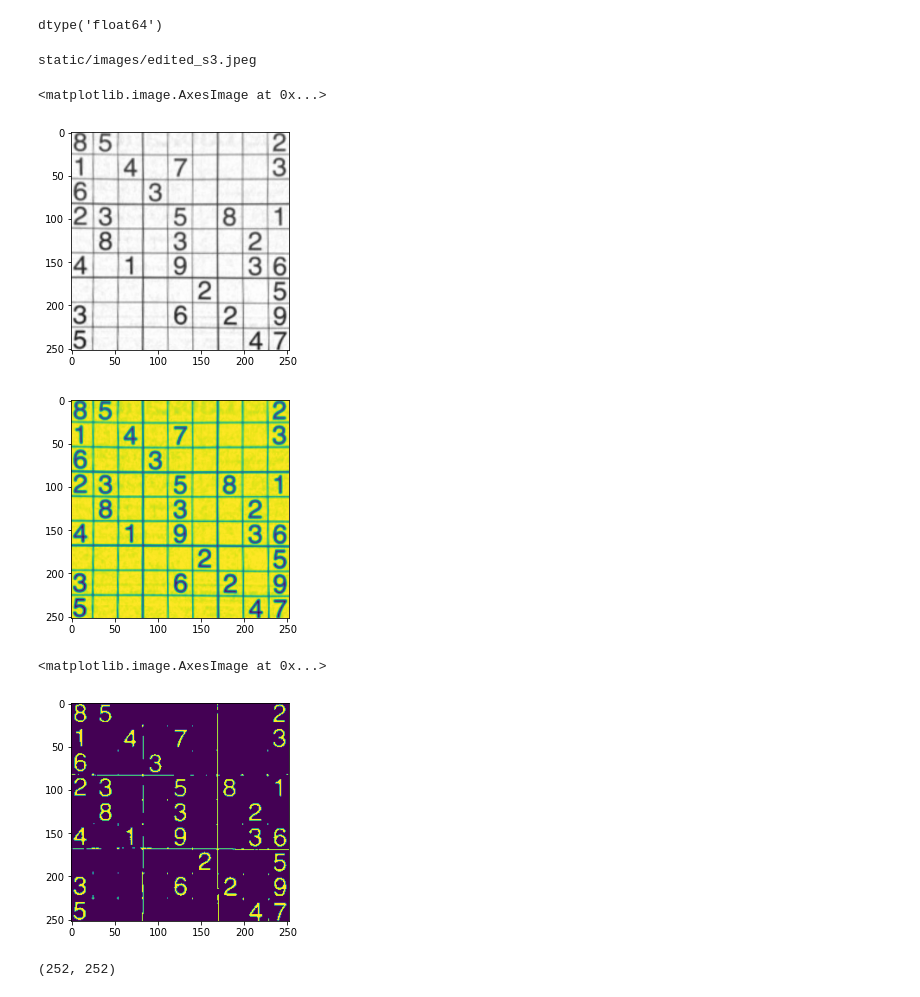
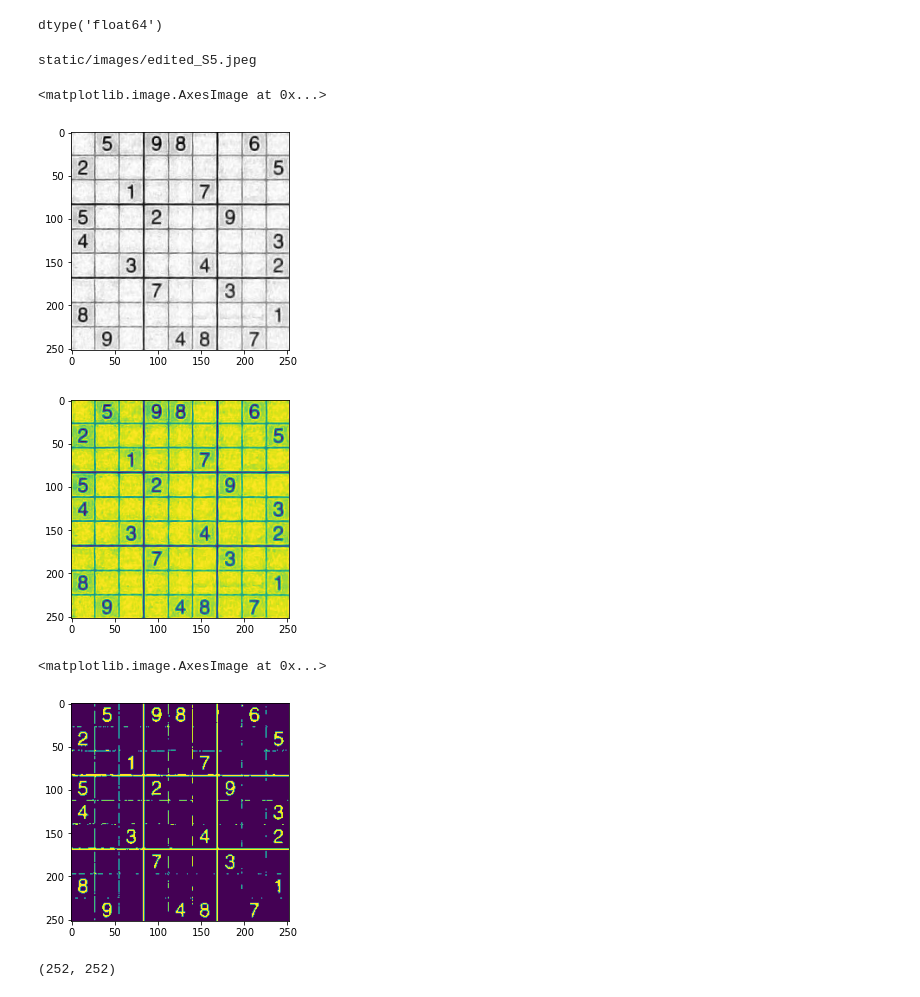
Before and after one commit to kaydee0502/SudokuSazy, a Jupyter notebook: model/sudoku_neat.ipynb, the cells around one changed output. Drawn from its saved outputs; the diff is of its cells as text; code cells hidden in the pictures.

```diff
--- a/model/sudoku_neat.ipynb
+++ b/model/sudoku_neat.ipynb
@@ -12,23 +12,23 @@ dtype('float64')
 # %%
 alnr = ChangePerspective()
 # %%
-sud = alnr.readim("s3.jpeg","s3.jpeg")
+sud = alnr.readim("S5.jpeg","S5.jpeg")
 plt.imshow(sud)
 # %% [output]
-static/images/edited_s3.jpeg
+static/images/edited_S5.jpeg
 <matplotlib.image.AxesImage at 0x...>
-[figure, old version]
+[figure, new version]
 # %%
 sud = cv2.cvtColor(sud,cv2.COLOR_BGR2GRAY)
 plt.imshow(sud)
 (thresh, sud) = cv2.threshold(sud, 127, 255, cv2.THRESH_BINARY_INV)
 # %% [output]
-[figure, old version]
+[figure, new version]
 # %%
 plt.imshow(sud)
 # %% [output]
 <matplotlib.image.AxesImage at 0x...>
-[figure, old version]
+[figure, new version]
 # %%
 print(sud.shape)
 # %% [output]
```
Also changed, not shown: parts of 7 cells of this notebook.
